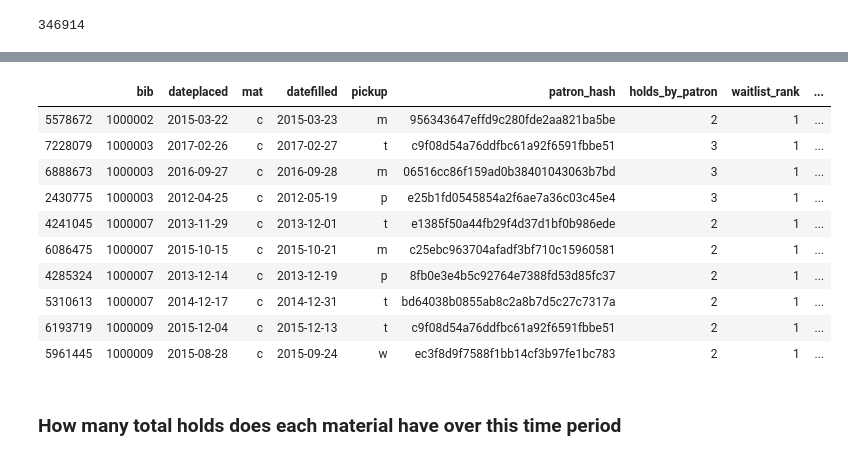
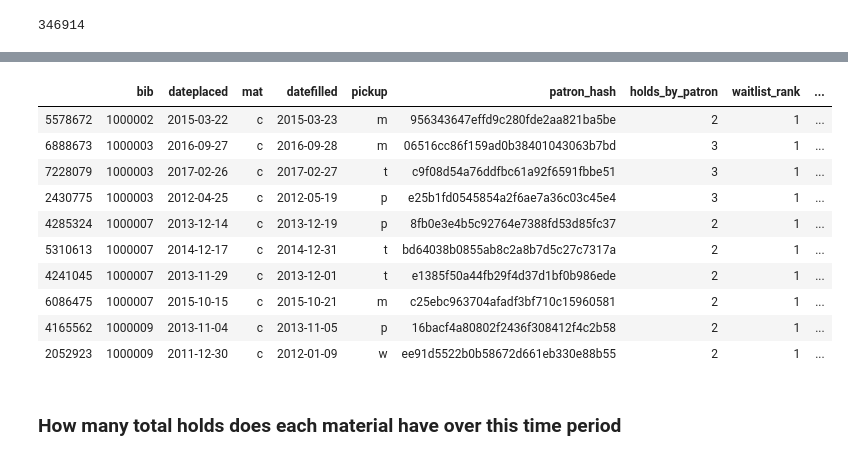
Before and after one commit to hannah-rauh/SI485, a Jupyter notebook: AADL.ipynb, the cells around one changed output, grey strips where cells are left out. Drawn from its saved outputs; the diff is of its cells as text; code cells hidden in the pictures.

```diff
--- a/AADL.ipynb
+++ b/AADL.ipynb
@@ -415,20 +429,22 @@ bib_df_sorted.head(10)
 | 8 | 1000012 | 10289297 | 16 most requested songs of the 19... | NaN | https://aadl.org/catalog/record/1... |
 | 9 | 1000013 | 10000002 | 1984 revisited : : totalitarianis... | 0060151587 :,0060806605 (pbk.) : | https://aadl.org/catalog/record/1... |
 # %%
-aadl_df_sorted=df_cleaned.sort_values('bib')
-aadl_df_sorted.head(10)
+df_only_holds_fulfilled_sorted=df_only_holds_fulfilled.sort_values('bib')
+
+
+df_only_holds_fulfilled_sorted.head(10)
 # %% [output]
 |  | bib | dateplaced | mat | datefilled | pickup | patron_hash | holds_by_patron | waitlist_rank | ... |
 | 5578672 | 1000002 | 2015-03-22 | c | 2015-03-23 | m | 956343647effd9c280fde2aa821ba5be | 2 | 1 | ... |
+| 6888673 | 1000003 | 2016-09-27 | c | 2016-09-28 | m | 06516cc86f159ad0b38401043063b7bd | 3 | 1 | ... |
 | 7228079 | 1000003 | 2017-02-26 | c | 2017-02-27 | t | c9f08d54a76ddfbc61a92f6591fbbe51 | 3 | 1 | ... |
-| 6888673 | 1000003 | 2016-09-27 | c | 2016-09-28 | m | 06516cc86f159ad0b38401043063b7bd | 3 | 1 | ... |
 | 2430775 | 1000003 | 2012-04-25 | c | 2012-05-19 | p | e25b1fd0545854a2f6ae7a36c03c45e4 | 3 | 1 | ... |
+| 4285324 | 1000007 | 2013-12-14 | c | 2013-12-19 | p | 8fb0e3e4b5c92764e7388fd53d85fc37 | 2 | 1 | ... |
+| 5310613 | 1000007 | 2014-12-17 | c | 2014-12-31 | t | bd64038b0855ab8c2a8b7d5c27c7317a | 2 | 1 | ... |
 | 4241045 | 1000007 | 2013-11-29 | c | 2013-12-01 | t | e1385f50a44fb29f4d37d1bf0b986ede | 2 | 1 | ... |
 | 6086475 | 1000007 | 2015-10-15 | c | 2015-10-21 | m | c25ebc963704afadf3bf710c15960581 | 2 | 1 | ... |
-| 4285324 | 1000007 | 2013-12-14 | c | 2013-12-19 | p | 8fb0e3e4b5c92764e7388fd53d85fc37 | 2 | 1 | ... |
-| 5310613 | 1000007 | 2014-12-17 | c | 2014-12-31 | t | bd64038b0855ab8c2a8b7d5c27c7317a | 2 | 1 | ... |
-| 6193719 | 1000009 | 2015-12-04 | c | 2015-12-13 | t | c9f08d54a76ddfbc61a92f6591fbbe51 | 2 | 1 | ... |
-| 5961445 | 1000009 | 2015-08-28 | c | 2015-09-24 | w | ec3f8d9f7588f1bb14cf3b97fe1bc783 | 2 | 1 | ... |
+| 4165562 | 1000009 | 2013-11-04 | c | 2013-11-05 | p | 16bacf4a80802f2436f308412f4c2b58 | 2 | 1 | ... |
+| 2052923 | 1000009 | 2011-12-30 | c | 2012-01-09 | w | ee91d5522b0b58672d661eb330e88b55 | 2 | 1 | ... |
 # %% [markdown]
 ### How many total holds does each material have over this time period
 # %%
```
Also changed, not shown: parts of 28 cells of this notebook.
